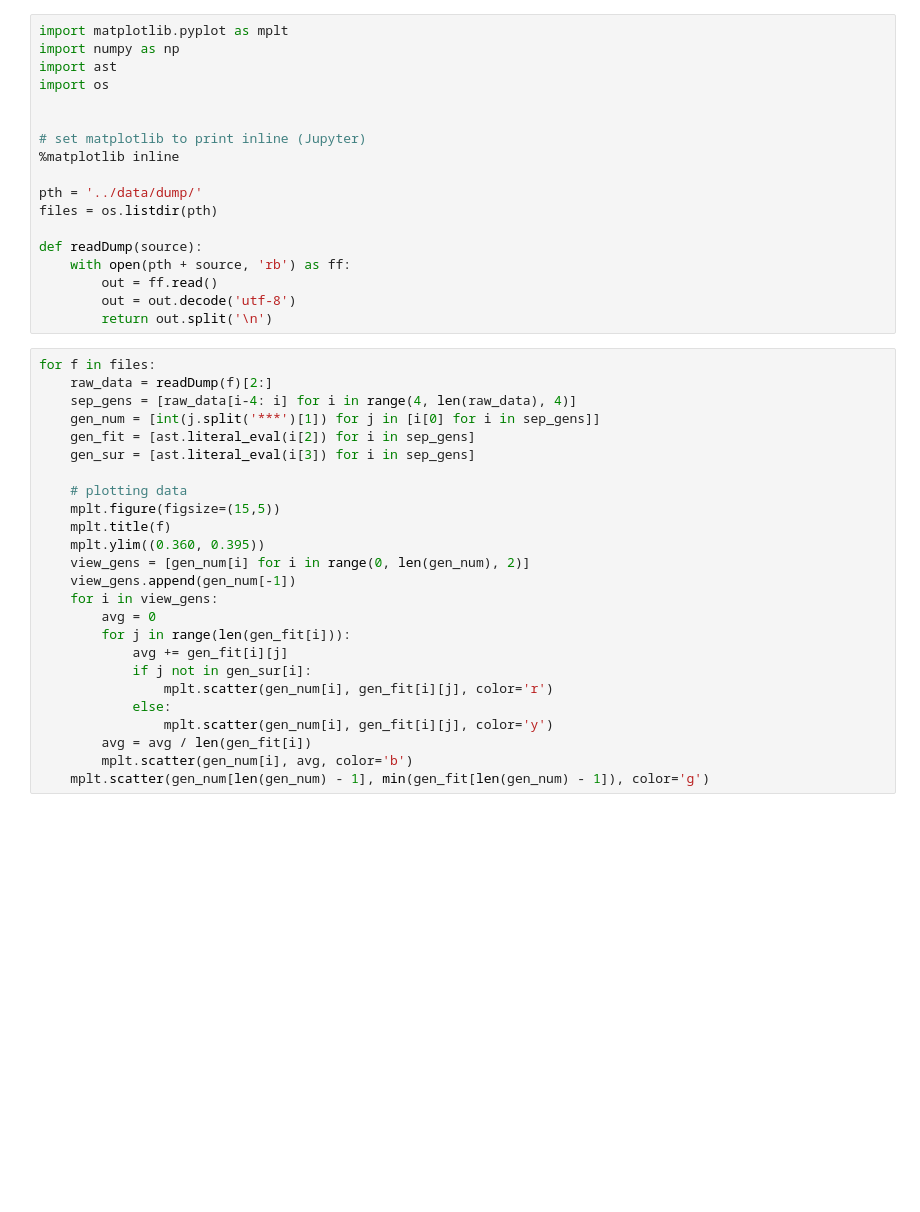
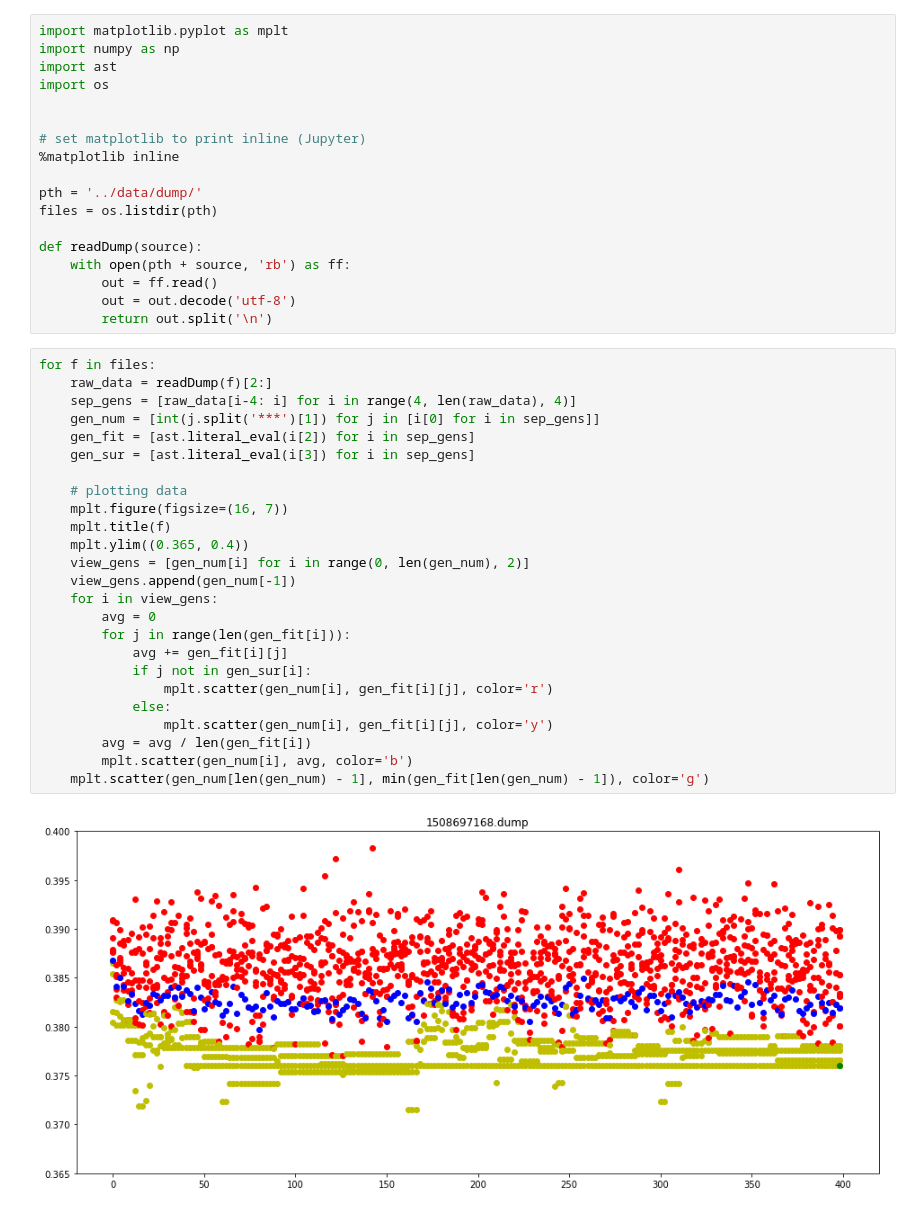
Before and after one commit to asmateus/hiroko, a Jupyter notebook: extra/plotter.ipynb, the cells around one changed output. Cells and saved outputs as stored; diff of their text form; blank space fills up the shorter version.

```diff
--- a/extra/plotter.ipynb
+++ b/extra/plotter.ipynb
@@ -19,25 +19,27 @@ def readDump(source):
 # %%
 for f in files:
     raw_data = readDump(f)[2:]
     sep_gens = [raw_data[i-4: i] for i in range(4, len(raw_data), 4)]
     gen_num = [int(j.split('***')[1]) for j in [i[0] for i in sep_gens]]
     gen_fit = [ast.literal_eval(i[2]) for i in sep_gens]
     gen_sur = [ast.literal_eval(i[3]) for i in sep_gens]
 
     # plotting data
-    mplt.figure(figsize=(15,5))
+    mplt.figure(figsize=(16, 7))
     mplt.title(f)
-    mplt.ylim((0.360, 0.395))
+    mplt.ylim((0.365, 0.4))
     view_gens = [gen_num[i] for i in range(0, len(gen_num), 2)]
     view_gens.append(gen_num[-1])
     for i in view_gens:
         avg = 0
         for j in range(len(gen_fit[i])):
             avg += gen_fit[i][j]
             if j not in gen_sur[i]:
                 mplt.scatter(gen_num[i], gen_fit[i][j], color='r')
             else:
                 mplt.scatter(gen_num[i], gen_fit[i][j], color='y')
         avg = avg / len(gen_fit[i])
         mplt.scatter(gen_num[i], avg, color='b')
     mplt.scatter(gen_num[len(gen_num) - 1], min(gen_fit[len(gen_num) - 1]), color='g')
+# %% [output]
+[figure, added]
```
Also changed, not shown: parts of 1 cell of this notebook, 4 other files.
